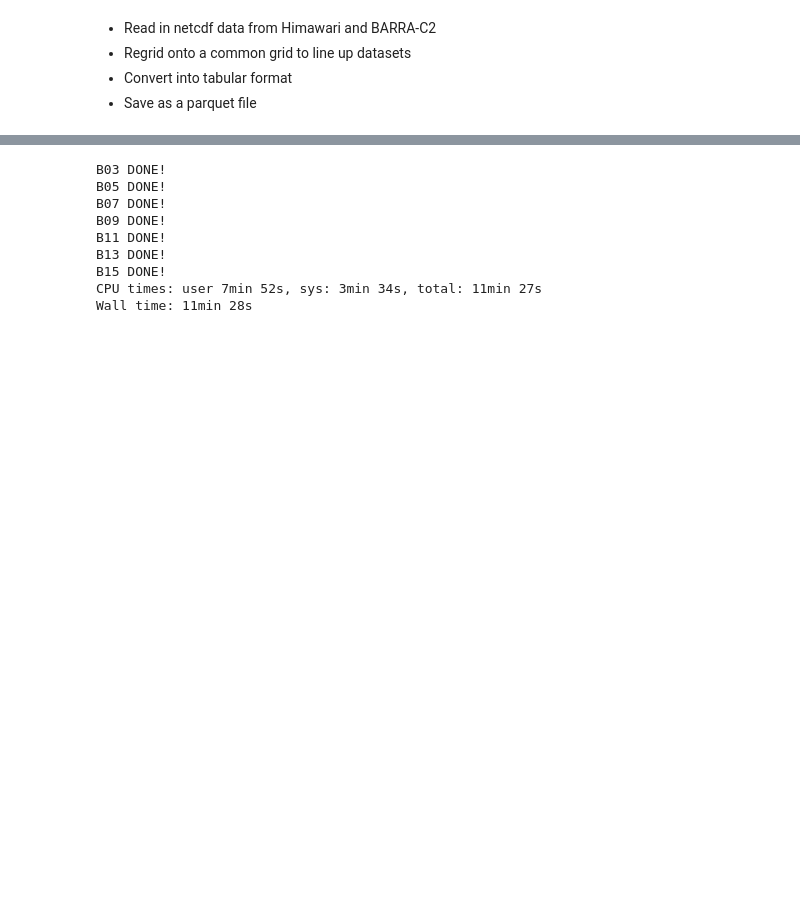
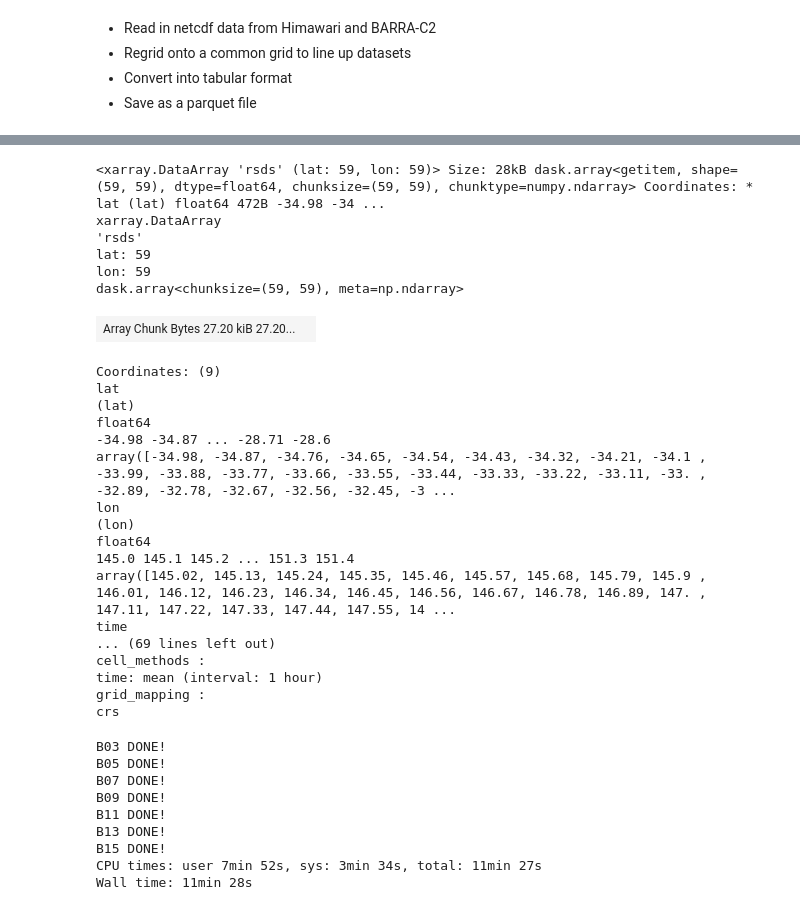
Before and after one commit to cdoedens/solar-nowcast, a Jupyter notebook: mouse/01_prepare_alldata.ipynb, the cells around one changed output, grey strips where cells are left out. Drawn from its saved outputs; the diff is of its cells as text; code cells hidden in the pictures; blank space fills up the shorter version.

```diff
--- a/mouse/01_prepare_alldata.ipynb
+++ b/mouse/01_prepare_alldata.ipynb
@@ -43,3 +87,30 @@ lon_max=151.5
+# %%
+bar['rsds'].sel(time='2022-01-01T05:00:00')
+# %% [output]
+<xarray.DataArray 'rsds' (lat: 59, lon: 59)> Size: 28kB dask.array<getitem, shape=(59, 59), dtype=float64, chunksize=(59, 59), chunktype=numpy.ndarray> Coordinates: * lat (lat) float64 472B -34.98 -34 ...
+xarray.DataArray
+'rsds'
+lat: 59
+lon: 59
+dask.array<chunksize=(59, 59), meta=np.ndarray>
+| Array Chunk Bytes 27.20 kiB 27.20... |  |
+Coordinates: (9)
+lat
+(lat)
+float64
+-34.98 -34.87 ... -28.71 -28.6
+array([-34.98, -34.87, -34.76, -34.65, -34.54, -34.43, -34.32, -34.21, -34.1 , -33.99, -33.88, -33.77, -33.66, -33.55, -33.44, -33.33, -33.22, -33.11, -33. , -32.89, -32.78, -32.67, -32.56, -32.45, -3 ...
+lon
+(lon)
+float64
+145.0 145.1 145.2 ... 151.3 151.4
+array([145.02, 145.13, 145.24, 145.35, 145.46, 145.57, 145.68, 145.79, 145.9 , 146.01, 146.12, 146.23, 146.34, 146.45, 146.56, 146.67, 146.78, 146.89, 147. , 147.11, 147.22, 147.33, 147.44, 147.55, 14 ...
+time
+... (69 lines left out)
+cell_methods :
+time: mean (interval: 1 hour)
+grid_mapping :
+crs
 # %%
 # Get file paths for Heliosat datasets
 base_path = Path('/g/data/rv74/satellite-products/arc/der/himawari-ahi/solar/p1s/latest')
```
Also changed, not shown: parts of 8 cells of this notebook.
